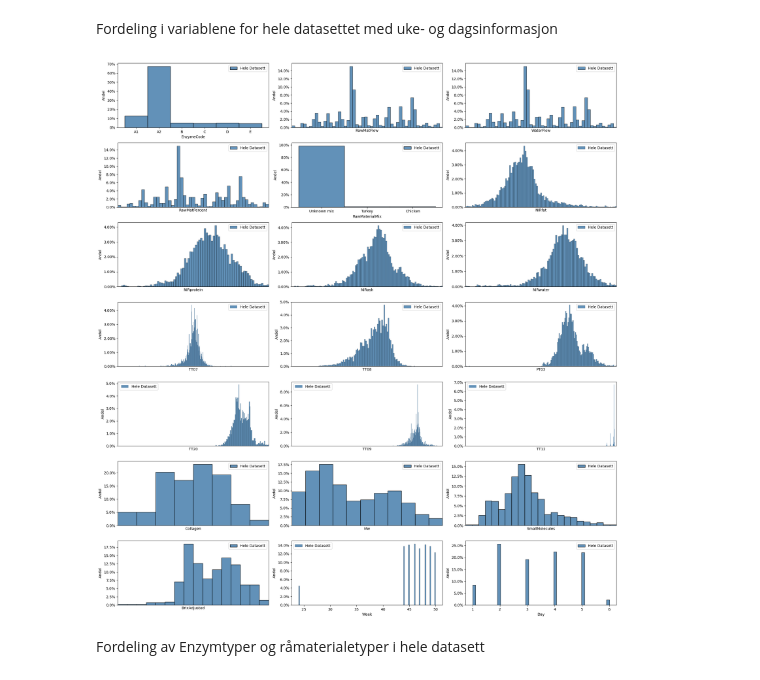
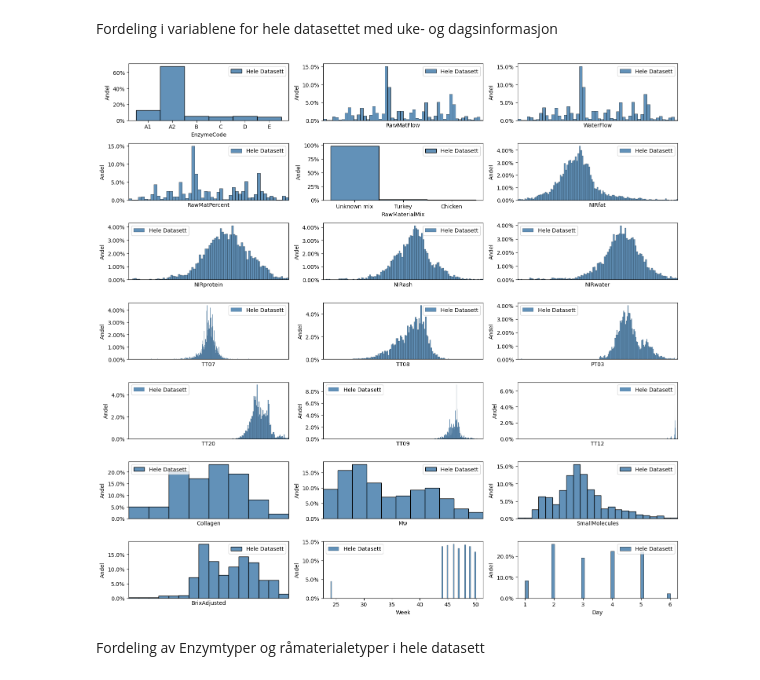
Before and after one commit to PreyPython123/Master-V24-Semiveiledet-Regresjon, a Jupyter notebook: Bioco_Dataprosessering,_Dataforståelse_og_Dataundersøkelse.ipynb, the cells around one changed output. Cells and saved outputs as stored; diff of their text form; code cells hidden in the pictures.

```diff
--- a/Bioco_Dataprosessering,_Dataforståelse_og_Dataundersøkelse.ipynb
+++ b/Bioco_Dataprosessering,_Dataforståelse_og_Dataundersøkelse.ipynb
@@ -92,5 +97,9 @@ Missigno: 0.5.2
 # %%
-def plot_histogram(df1, df2=None, labels=None, min_max_dict=None, figsize=(15, 20)):
+def plot_histogram(df1,
+                   df2=None,
+                   labels=None,
+                   min_max_dict=None,
+                   figsize=(15, 20)):
 
   """
 
@@ -461,9 +625,13 @@ bioco_data_tid['EnzymeCode'] = pd.Categorical(bioco_data_tid['EnzymeCode'],
 # %% [markdown]
 Fordeling i variablene for hele datasettet med uke- og dagsinformasjon
 # %%
-plot_histogram(df1=bioco_data_tid, df2=None, labels=['Hele Datasett'], min_max_dict=min_max_dict_hel, figsize=(20, 30))
+plot_histogram(df1=bioco_data_tid,
+               df2=None,
+               labels=['Hele Datasett'],
+               min_max_dict=min_max_dict_hel,
+               figsize=(15, 20))
 # %% [output]
-[figure, old version]
+[figure, new version]
 # %% [markdown]
 Fordeling av Enzymtyper og råmaterialetyper i hele datasett
 # %%
```
Also changed, not shown: parts of 45 cells of this notebook.
